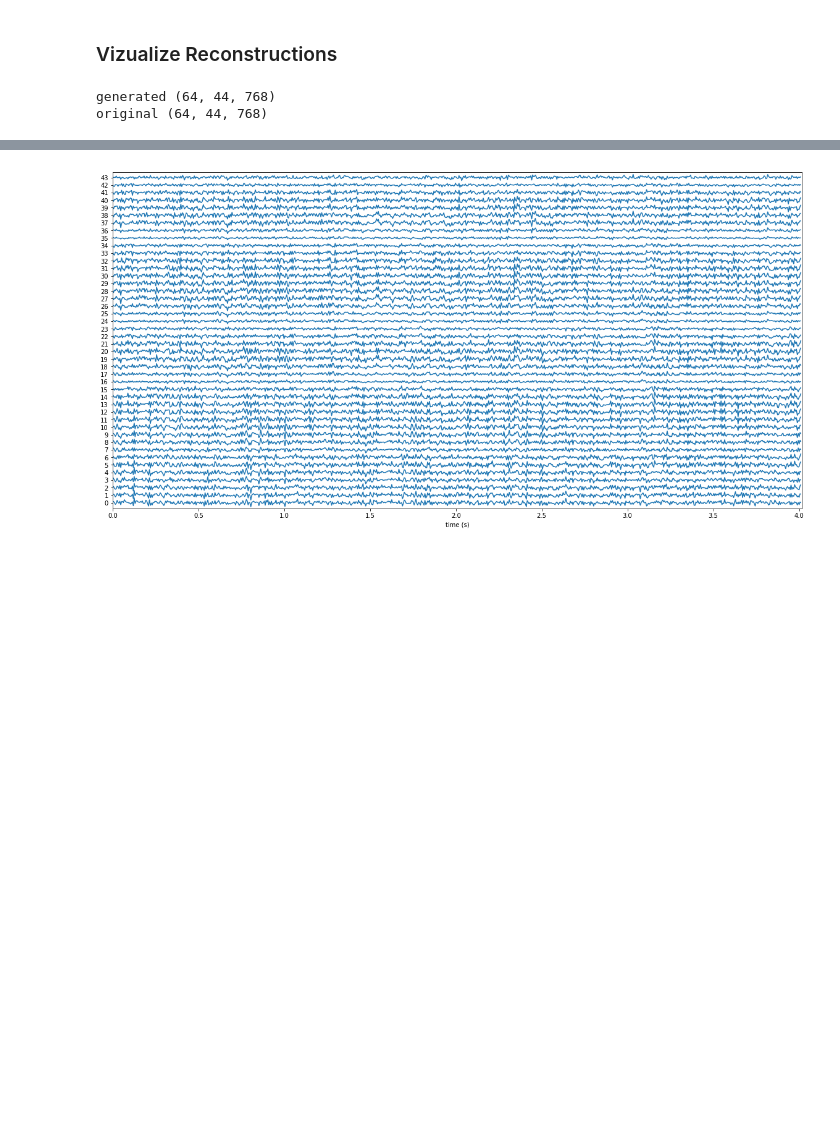
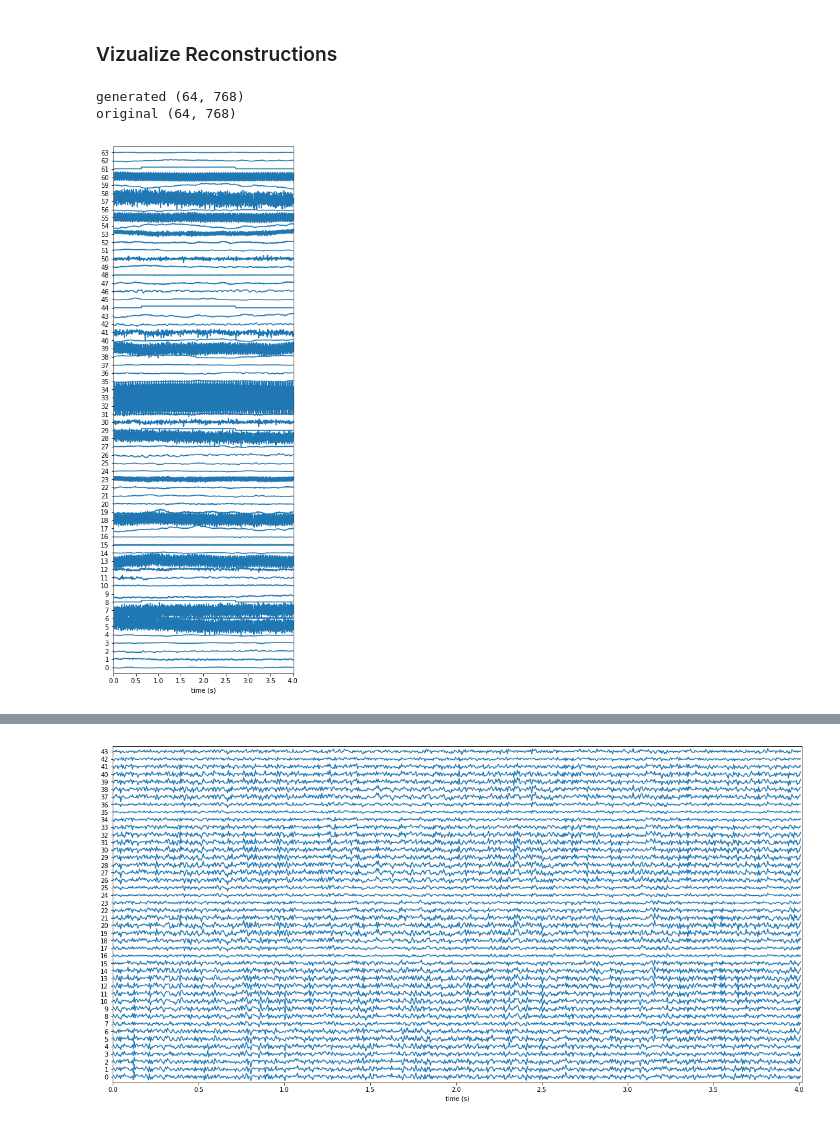
Before and after one commit to DanielLongo/eegML, a Jupyter notebook: vizualizations/vizualize_VAE_performance.ipynb, the cells around one changed output, grey strips where cells are left out. Cells and saved outputs as stored; diff of their text form; code cells hidden in the pictures; blank space fills up the shorter version.

```diff
--- a/vizualizations/vizualize_VAE_performance.ipynb
+++ b/vizualizations/vizualize_VAE_performance.ipynb
@@ -74,9 +79,10 @@ iter = 1999
 # %%
 # filename_generated = prefix + "-generated-" + str(iter) + ".npy"
 # filename_original = prefix + "-orginal-" + str(iter) + ".npy"
-samples_dir = "../VAE/samples/"
-filename_recon = "sample-recon_batch_norm.npy"
-filename_original = "sample-s_t_batch_norm.npy"
+samples_dir = "../VAE/samples_sensor_to_sensor/"
+samples_dir = "../VAE/samples_sensor_to_sensor/"
+filename_recon = "test-3-recon.npy"
+filename_original = "test-3-original.npy"
 # %%
 generated = np.squeeze(np.load(samples_dir + filename_recon))
 original = np.squeeze(np.load(samples_dir + filename_original))
@@ -84,7 +90,12 @@ original = np.squeeze(np.load(samples_dir + filename_original))
 print("generated", generated.shape)
 print("original", original.shape)
 # %% [output]
-generated (64, 44, 768)
-original (64, 44, 768)
+generated (64, 768)
+original (64, 768)
 # %%
-labels = [str(i) for i in range(generated.shape[2])]
+labels = [str(i) for i in range(generated.shape[0])]
+# %%
+rcParams['figure.figsize'] = 5, 15
+stacklineplot.stackplot(original, seconds=1004/250, ylabels=labels, yscale=3)
+# %% [output]
+[figure, added]
```
Also changed, not shown: parts of 10 cells of this notebook, 4 other files.
